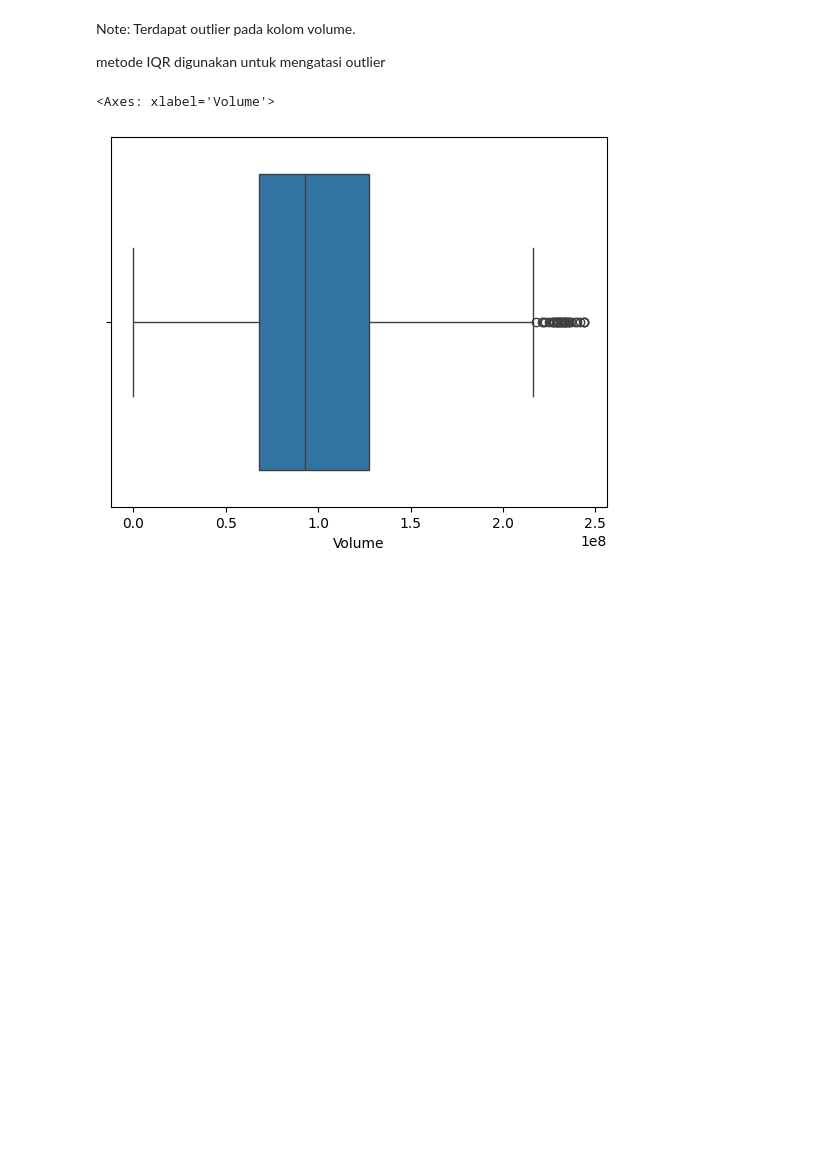
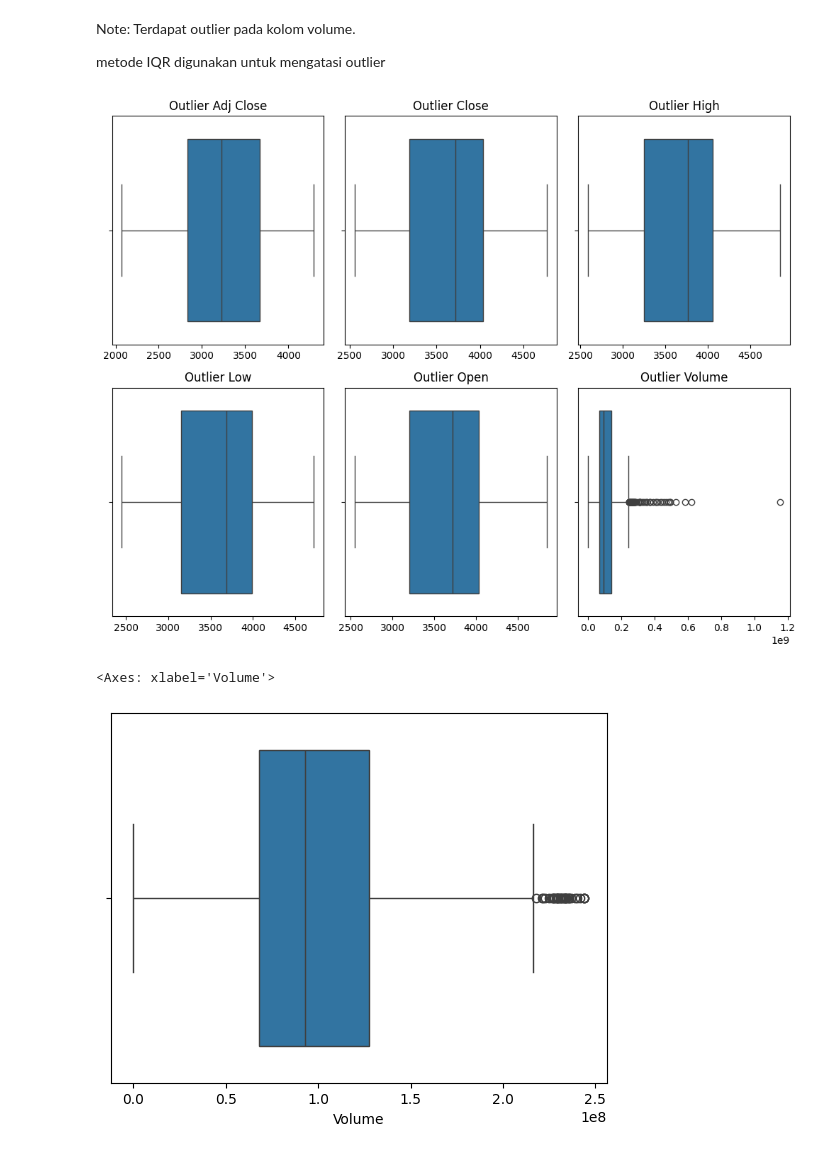
Before and after one commit to Nadila-agustF/Predictive-Analytics, a Jupyter notebook: Predictive_Analytics_PT TLKM.ipynb, the cells around one changed output. Cells and saved outputs as stored; diff of their text form; code cells hidden in the pictures; blank space fills up the shorter version.

```diff
--- a/Predictive_Analytics_PT TLKM.ipynb
+++ b/Predictive_Analytics_PT TLKM.ipynb
@@ -168,0 +133,18 @@ sns.boxplot(x=df['Volume'])
+# %%
+# Hanya ambil kolom numerik
+num_cols = df.select_dtypes(include=['float64', 'int64']).columns
+
+outlier_counts = {}
+
+for col in num_cols:
+    Q1 = df[col].quantile(0.25)
+    Q3 = df[col].quantile(0.75)
+    IQR = Q3 - Q1
+    lower_bound = Q1 - 1.5 * IQR
+    upper_bound = Q3 + 1.5 * IQR
+    outliers = df[(df[col] < lower_bound) | (df[col] > upper_bound)]
+    outlier_counts[col] = outliers.shape[0]
+
+# Tampilkan jumlah outlier tiap kolom
+outlier_df = pd.DataFrame.from_dict(outlier_counts, orient='index', columns=['Jumlah Outlier'])
+print(outlier_df)
@@ -170,6 +160,25 @@ sns.boxplot(x=df['Volume'])
 Note: Terdapat outlier pada kolom volume.
 
 metode IQR digunakan untuk mengatasi outlier
+# %%
+# Membuat plot boxplot untuk setiap kolom numerik
+fig, axes = plt.subplots(2, 3, figsize=(10, 8))
+axes = axes.flatten()
+
+for i, col in enumerate(num_cols):
+    sns.boxplot(x=df[col], ax=axes[i])
+    axes[i].set_title(f'Outlier {col}')
+    axes[i].set_xlabel('') # Kosongkan label x untuk kebersihan
+
+# Menyembunyikan subplot yang tidak digunakan jika jumlah kolom ganjil
+if len(num_cols) < len(axes):
+    for j in range(len(num_cols), len(axes)):
+        fig.delaxes(axes[j])
+
+plt.tight_layout()
+plt.show()
+# %% [output]
+[figure, added]
 # %%
 #Menghitung Q1, Q3, dan IQR hanya untuk kolom Volume
 Q1 = df['Volume'].quantile(0.25)
```
Also changed, not shown: parts of 27 cells of this notebook, 1 other file.
